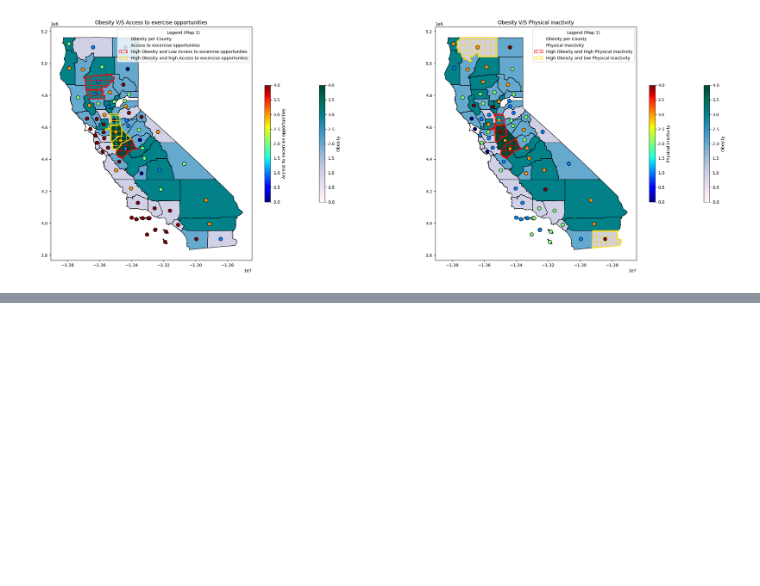
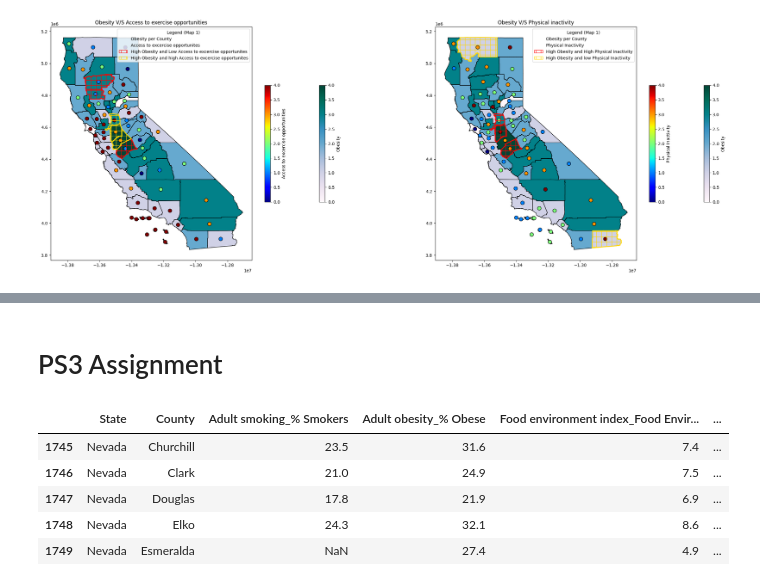
Before and after one commit to kpatwa153/gis, a Jupyter notebook: map.ipynb, the cells around one changed output, grey strips where cells are left out. Saved outputs shown, nothing was run; the diff lists cells and outputs as text; code cells hidden in the pictures; blank space fills up the shorter version.

```diff
--- a/map.ipynb
+++ b/map.ipynb
@@ -789,3 +789,16 @@ fig = px.scatter(cal_data_copy, x="Adult obesity_% Obese", y="Food environment i
 fig.show()
 # %% [output]
 [interactive output not drawn]
+# %% [markdown]
+# PS3 Assignment
+# %%
+nev_health = health_data[health_data['State'] == 'Nevada']
+nev_health = nev_health[['State','County','Adult smoking_% Smokers','Adult obesity_% Obese','Food environment index_Food Environment Index','Physical inactivity_% Physically Inactive','Access to exercise opportunities_% With Access']]
+nev_health.head()
+# %% [output]
+|  | State | County | Adult smoking_% Smokers | Adult obesity_% Obese | Food environment index_Food Envir... | ... |
+| 1745 | Nevada | Churchill | 23.5 | 31.6 | 7.4 | ... |
+| 1746 | Nevada | Clark | 21.0 | 24.9 | 7.5 | ... |
+| 1747 | Nevada | Douglas | 17.8 | 21.9 | 6.9 | ... |
+| 1748 | Nevada | Elko | 24.3 | 32.1 | 8.6 | ... |
+| 1749 | Nevada | Esmeralda | NaN | 27.4 | 4.9 | ... |
```
Also changed, not shown: parts of 18 cells of this notebook.
